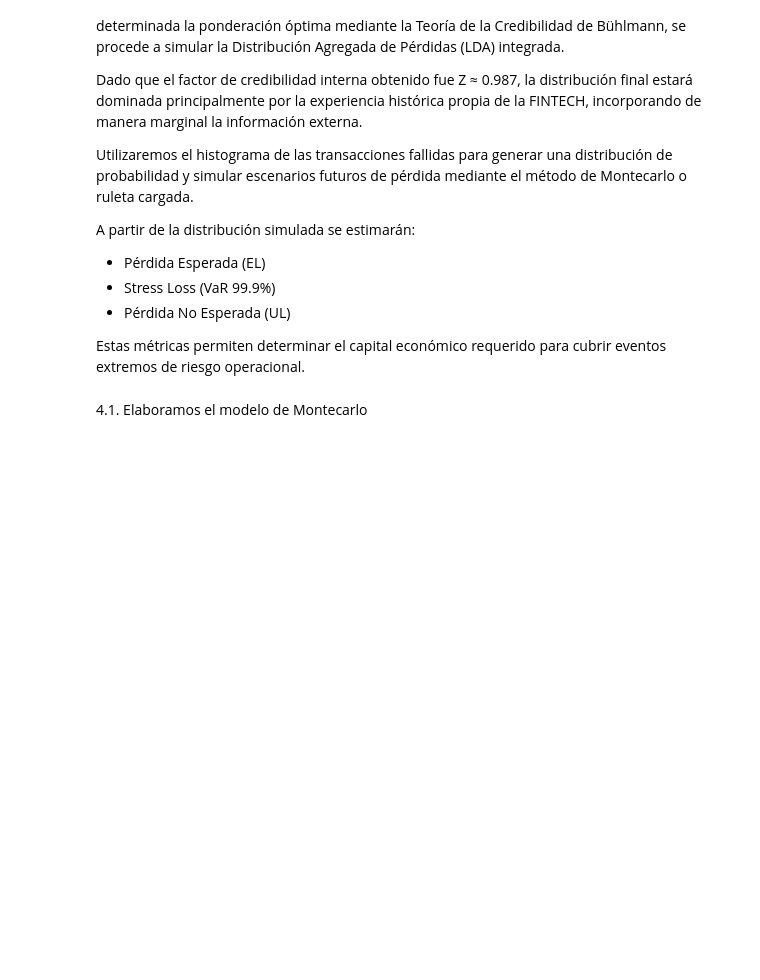
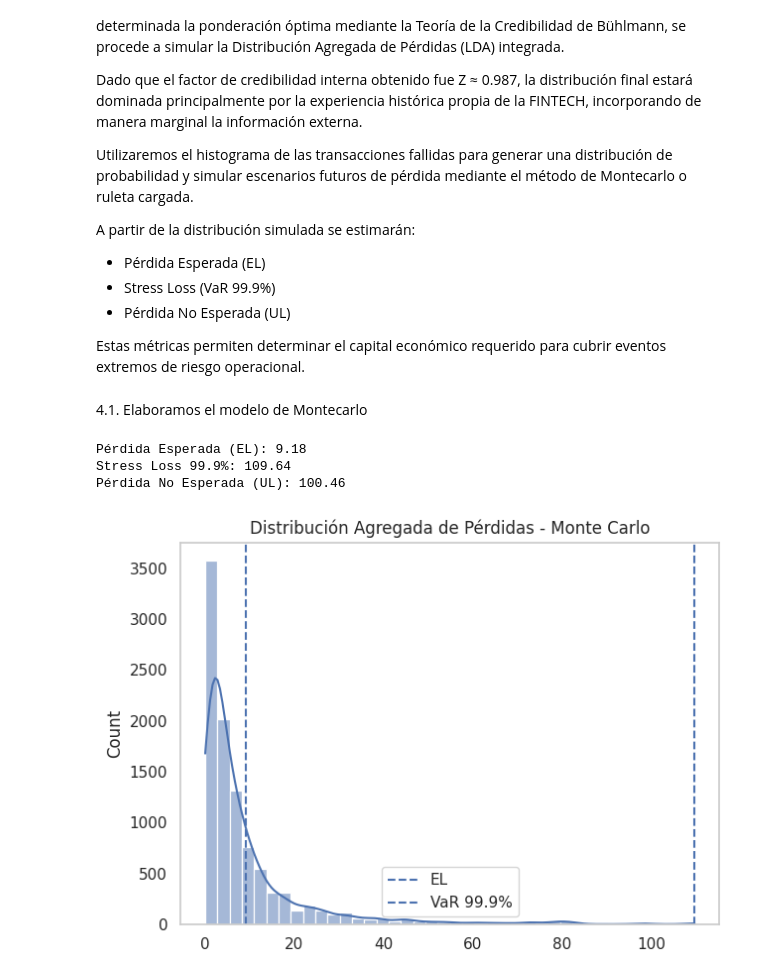
Before and after one commit to Sebas-Atehortua/Integracion-de-Datos-y-Prospectiva, a Jupyter notebook: Integración_Credibilidad_FINTECH.ipynb, the cells around one changed output. Saved outputs shown, nothing was run; the diff lists cells and outputs as text; code cells hidden in the pictures; blank space fills up the shorter version.

```diff
--- a/Integración_Credibilidad_FINTECH.ipynb
+++ b/Integración_Credibilidad_FINTECH.ipynb
@@ -208,7 +208,34 @@ np.random.seed(40)
 # Establecemos el número de simulaciones
 n_sim = 10000
 
-# Se genera la simulación para la LDA interna:
-sim_int = np.random.choice(LDA_interna, n_sim, replace=True)
+# Se genera la simulaciones para las LDA interna y externa:
+sim_int = np.random.choice(LDA_interna, n_sim, replace=True); sim_ext = np.random.choice(LDA_externa, n_sim, replace=True)
 
-#
+LDA_MC = Z*sim_int + (1-Z)*sim_ext
+
+EL = np.mean(LDA_MC)
+
+SL_999 = np.percentile(LDA_MC, 99.9)
+
+UL = SL_999 - EL
+
+print("Pérdida Esperada (EL):", round(EL,2))
+print("Stress Loss 99.9%:", round(SL_999,2))
+print("Pérdida No Esperada (UL):", round(UL,2))
+# %% [output]
+Pérdida Esperada (EL): 9.18
+Stress Loss 99.9%: 109.64
+Pérdida No Esperada (UL): 100.46
+# %%
+plt.figure(figsize=(7,5))
+sns.histplot(LDA_MC, bins=40, kde=True)
+
+plt.axvline(EL, linestyle='--', label='EL')
+plt.axvline(SL_999, linestyle='--', label='VaR 99.9%')
+
+plt.legend()
+plt.title("Distribución Agregada de Pérdidas - Monte Carlo")
+plt.grid()
+plt.show()
+# %% [output]
+[figure, added]
```
Also changed, not shown: parts of 1 cell of this notebook.
